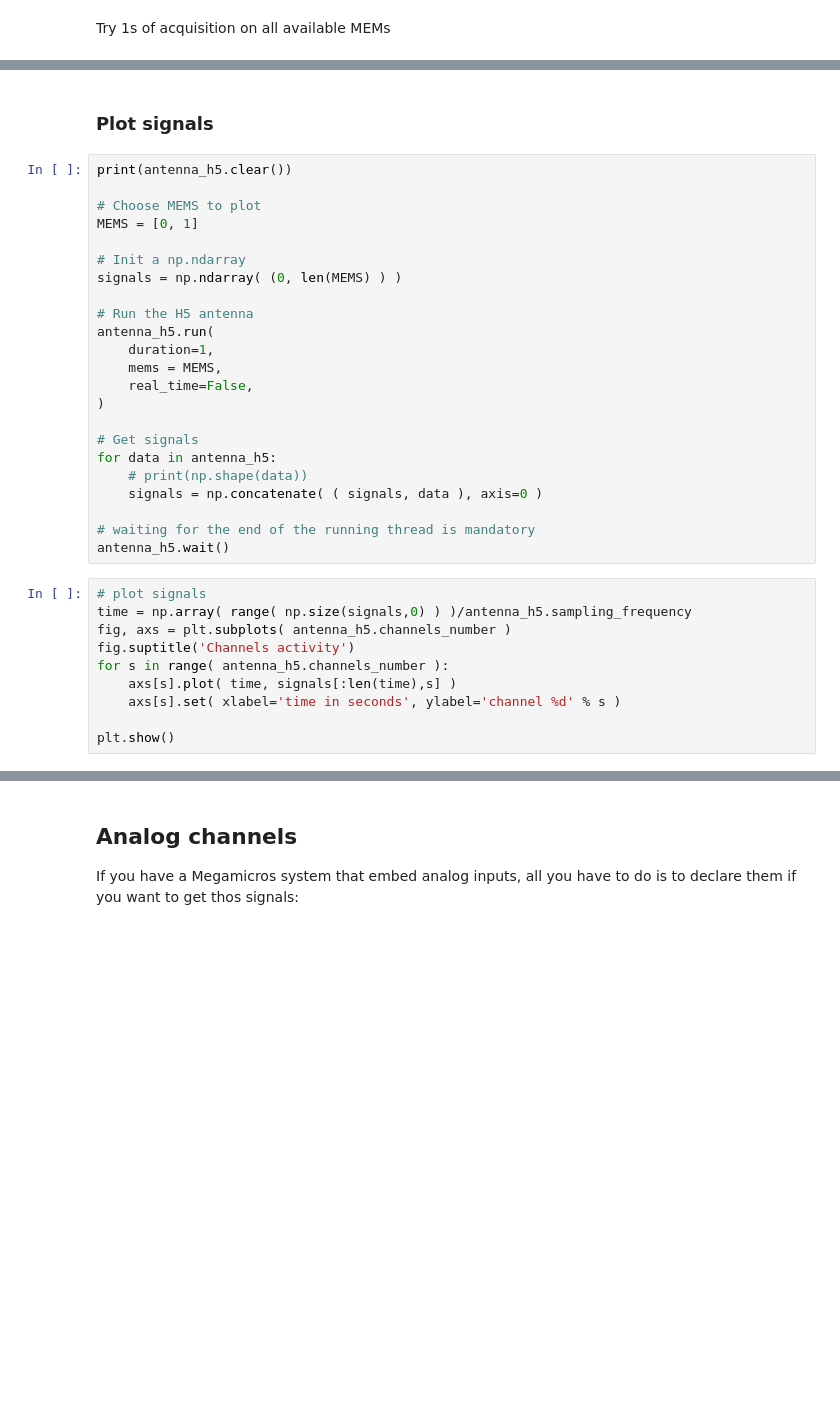
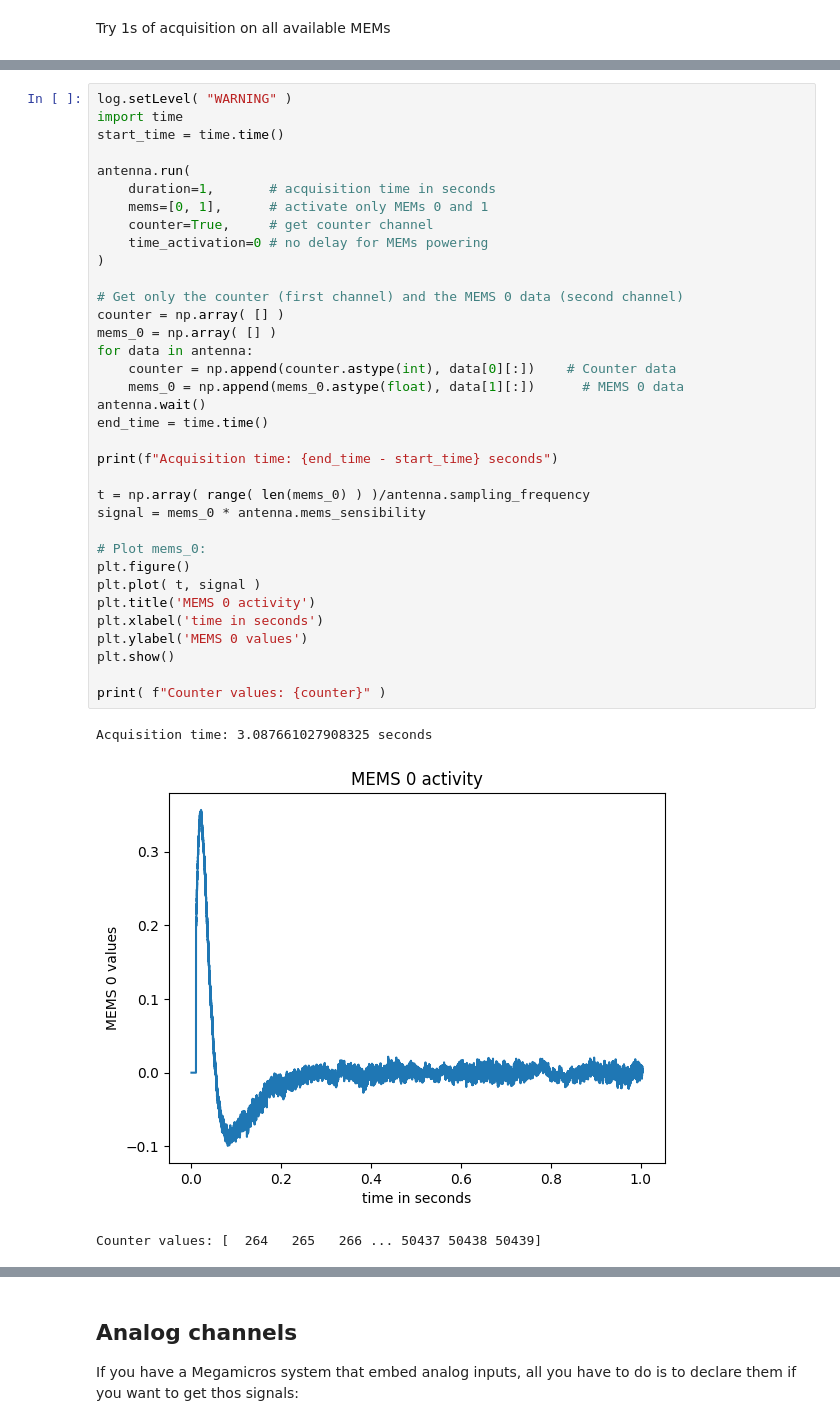
Before and after one commit to bimea/megamicros, a Jupyter notebook: notebooks/getstarted_Megamicros.ipynb, the cells around one changed output, grey strips where cells are left out. Saved outputs shown, nothing was run; the diff lists cells and outputs as text; blank space fills up the shorter version.

```diff
--- a/notebooks/getstarted_Megamicros.ipynb
+++ b/notebooks/getstarted_Megamicros.ipynb
@@ -203,35 +276,39 @@ print( f"Dataset(s) number: " + str(antenna_h5.dataset_number) )
-# %% [markdown]
-### Plot signals
-# %%
-print(antenna_h5.clear())
-
-# Choose MEMS to plot
-MEMS = [0, 1]
-
-# Init a np.ndarray
-signals = np.ndarray( (0, len(MEMS) ) )
-
-# Run the H5 antenna
-antenna_h5.run(
-    duration=1,
-    mems = MEMS,
-    real_time=False,
-)
-
-# Get signals
-for data in antenna_h5:
-    # print(np.shape(data))
-    signals = np.concatenate( ( signals, data ), axis=0 )
-
-# waiting for the end of the running thread is mandatory
-antenna_h5.wait()
-# %%
-# plot signals
-time = np.array( range( np.size(signals,0) ) )/antenna_h5.sampling_frequency
-fig, axs = plt.subplots( antenna_h5.channels_number )
-fig.suptitle('Channels activity')
-for s in range( antenna_h5.channels_number ):
-    axs[s].plot( time, signals[:len(time),s] )
-    axs[s].set( xlabel='time in seconds', ylabel='channel %d' % s )
-
-plt.show()
+# %%
+log.setLevel( "WARNING" )
+import time
+start_time = time.time()
+
+antenna.run(
+    duration=1,       # acquisition time in seconds
+    mems=[0, 1],      # activate only MEMs 0 and 1
+    counter=True,     # get counter channel
+    time_activation=0 # no delay for MEMs powering
+)
+
+# Get only the counter (first channel) and the MEMS 0 data (second channel)
+counter = np.array( [] )
+mems_0 = np.array( [] )
+for data in antenna:
+    counter = np.append(counter.astype(int), data[0][:])    # Counter data
+    mems_0 = np.append(mems_0.astype(float), data[1][:])      # MEMS 0 data
+antenna.wait()
+end_time = time.time()
+
+print(f"Acquisition time: {end_time - start_time} seconds")
+
+t = np.array( range( len(mems_0) ) )/antenna.sampling_frequency
+signal = mems_0 * antenna.mems_sensibility
+
+# Plot mems_0:
+plt.figure()
+plt.plot( t, signal )
+plt.title('MEMS 0 activity')
+plt.xlabel('time in seconds')
+plt.ylabel('MEMS 0 values')
+plt.show()
+
+print( f"Counter values: {counter}" )
+# %% [output]
+Acquisition time: 3.087661027908325 seconds
+[figure, added]
+Counter values: [  264   265   266 ... 50437 50438 50439]
```
Also changed, not shown: parts of 31 cells of this notebook, 31 other files.
